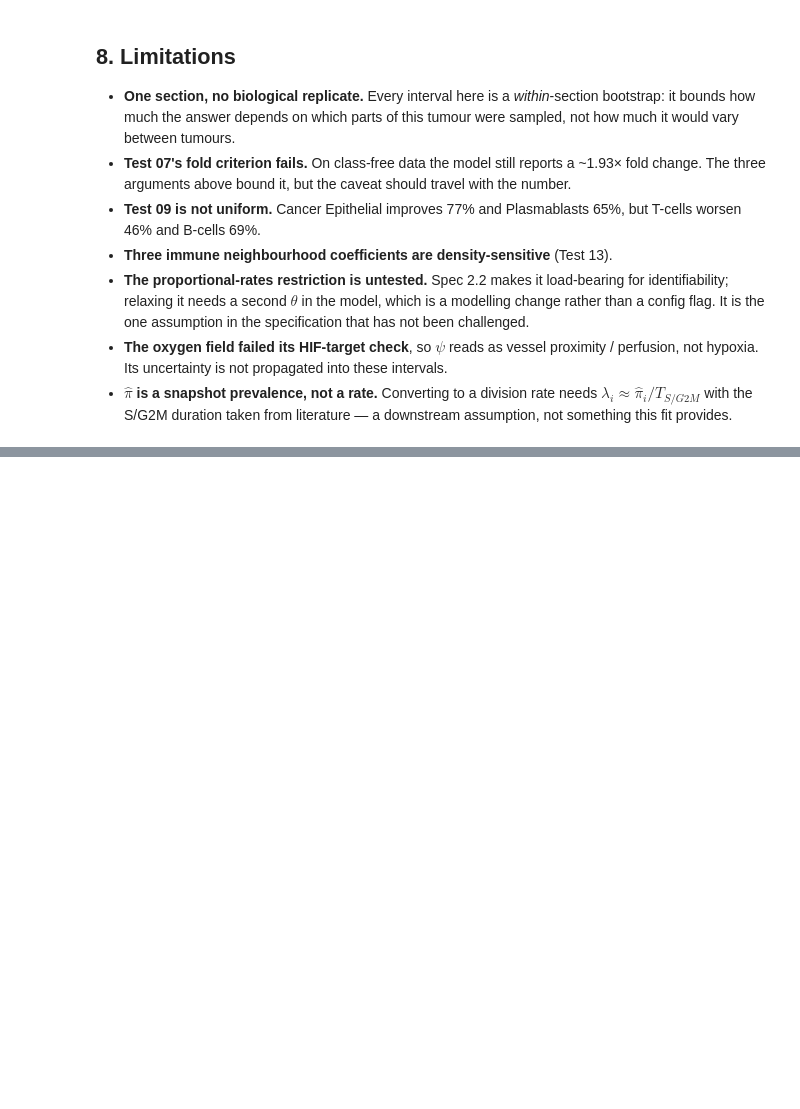
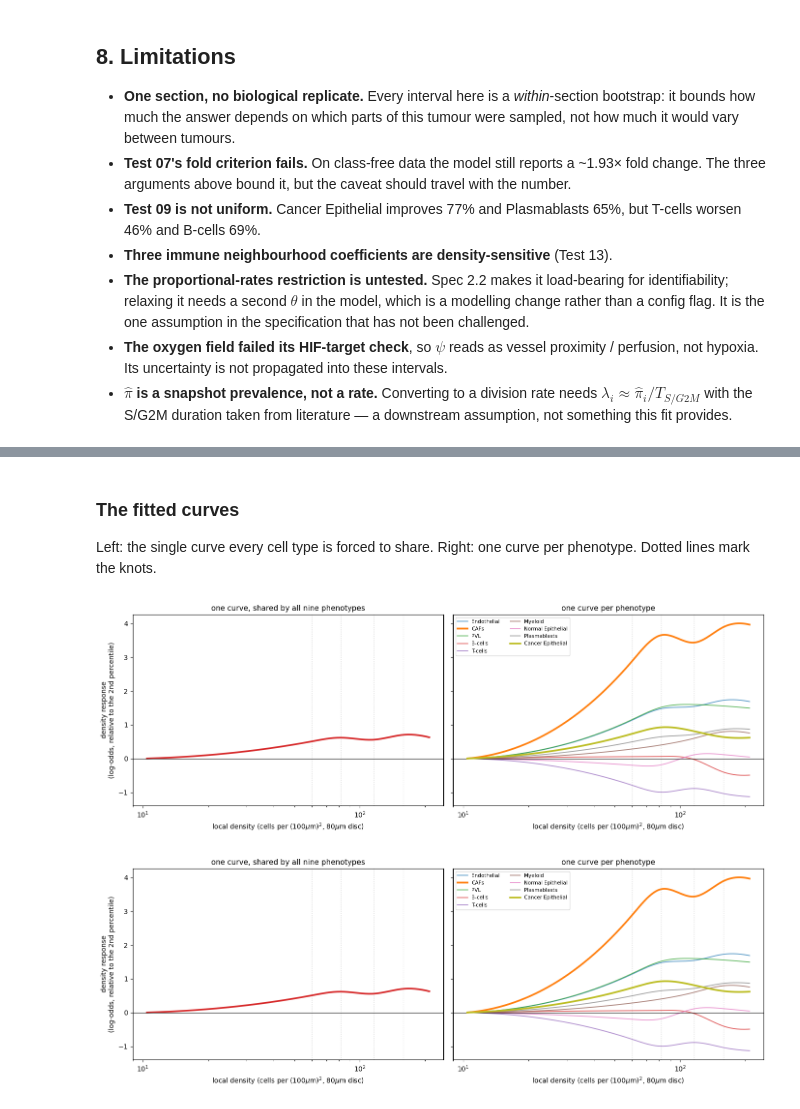
Before and after one commit to lachy01/Spatio-Temporal-Tissue-Dynamics, a Jupyter notebook: notebooks/mixture_model.ipynb, the cells around one changed output, grey strips where cells are left out. Saved outputs shown, nothing was run; the diff lists cells and outputs as text; code cells hidden in the pictures; blank space fills up the shorter version.

```diff
--- a/notebooks/mixture_model.ipynb
+++ b/notebooks/mixture_model.ipynb
@@ -880,0 +916,34 @@ any subsample fit and not to the full-sample one being reported.
+# %% [markdown]
+### The fitted curves
+
+Left: the single curve every cell type is forced to share. Right: one curve per
+phenotype. Dotted lines mark the knots.
+# %%
+QK = Q @ np.asarray(best_v["spline_interaction"]["params"]["K"])
+h_sp = np.asarray(best_v["spline_interaction"]["params"]["h"])
+h_ko = np.asarray(best_v["knots_only"]["params"]["h"])
+dens = df["density"].to_numpy(float)
+grid = np.exp(np.linspace(np.log(np.percentile(dens, 2)), np.log(np.percentile(dens, 98)), 160))
+Hg = basis.density_weight_basis(pd.DataFrame({"density": grid}))
+knots = np.exp(basis.density_weight_spline.knots)
+
+fig, ax = plt.subplots(1, 2, figsize=(14, 5), sharey=True)
+c0 = Hg @ h_ko
+ax[0].plot(grid, c0 - c0[0], color="C3", lw=2.5)
+ax[0].set_title("one curve, shared by all nine phenotypes", fontsize=11)
+cmap = plt.get_cmap("tab10")
+for j, nm in enumerate(names):
+    cur = Hg @ h_sp + Hg @ QK[j]; cur = cur - cur[0]
+    hi = nm in ("Cancer Epithelial", "CAFs")
+    ax[1].plot(grid, cur, color=cmap(j % 10), lw=2.6 if hi else 1.3,
+               alpha=1.0 if hi else 0.75, label=nm, zorder=3 if hi else 2)
+ax[1].set_title("one curve per phenotype", fontsize=11); ax[1].legend(fontsize=7.5, ncol=2)
+for a_ in ax:
+    a_.axhline(0, color="k", lw=.8); a_.set_xscale("log")
+    for k_ in knots: a_.axvline(k_, color="0.85", ls=":", lw=1, zorder=0)
+    a_.set_xlabel(r"local density (cells per (100$\mu$m)$^2$, 80$\mu$m disc)")
+ax[0].set_ylabel("density response\n(log-odds, relative to the 2nd percentile)")
+fig.tight_layout(); fig
+# %% [output]
+[figure, added]
+[figure, added]
```
Also changed, not shown: parts of 20 cells of this notebook, 1 other file.
